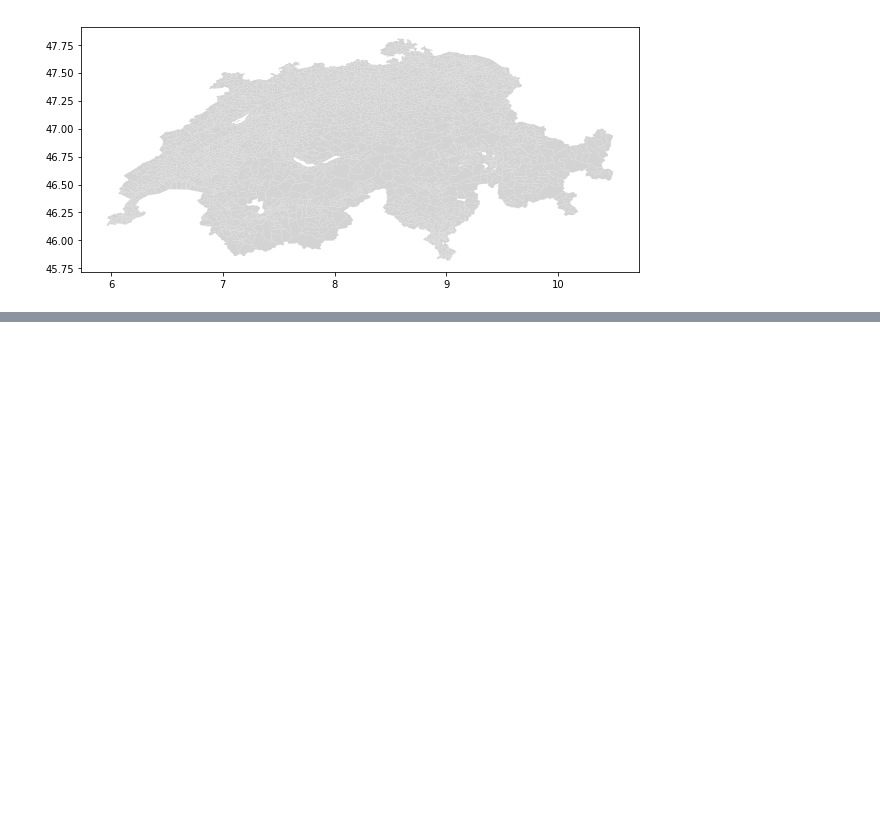
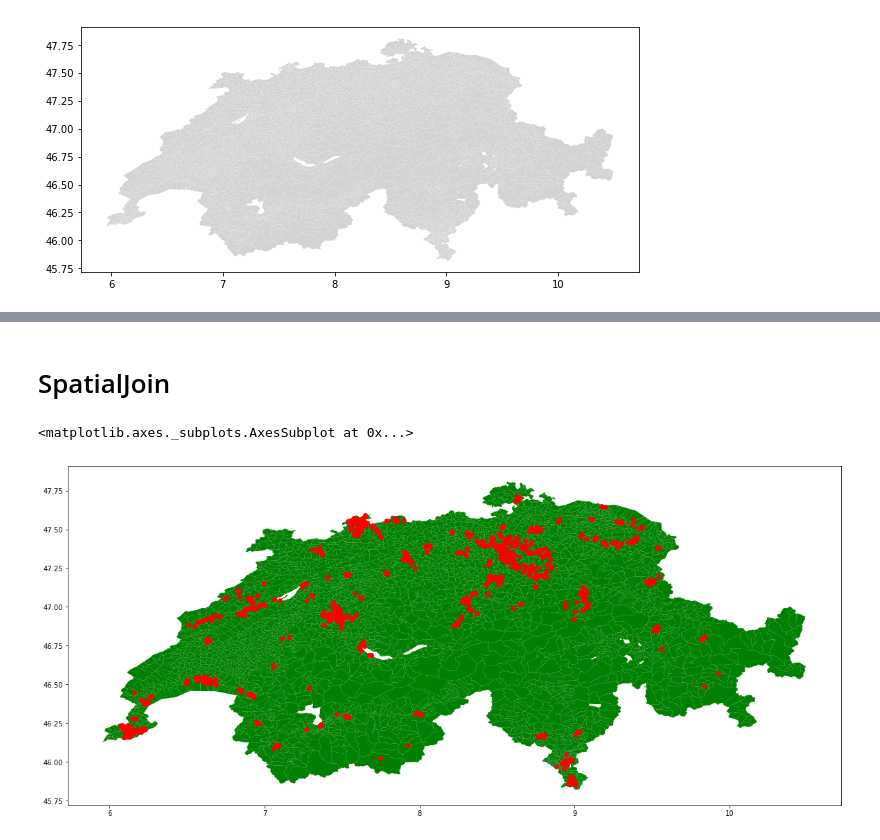
Before and after one commit to MAZ-CAS-DDJ/kurs_18_19, a Jupyter notebook: 16 Googe API, Geopandas/03 Geopandas.ipynb, the cells around one changed output, grey strips where cells are left out. Drawn from its saved outputs; the diff is of its cells as text; code cells hidden in the pictures; blank space fills up the shorter version.

```diff
--- a/16 Googe API, Geopandas/03 Geopandas.ipynb
+++ b/16 Googe API, Geopandas/03 Geopandas.ipynb
@@ -64,0 +65,15 @@ italrests.plot(ax=ax, color='red')
+# %% [markdown]
+# SpatialJoin
+# %%
+ch.crs = {'init' :'epsg:4326'}
+italrests.crs = {'init' :'epsg:4326'}
+# %%
+ch = ch.dropna()
+# %%
+ch_with_italrests = gpd.sjoin(italrests, ch, how="inner", op='intersects')
+# %%
+ax = ch.plot(figsize=(20,20), color='green')
+ch_with_italrests.plot(ax=ax, color='red')
+# %% [output]
+<matplotlib.axes._subplots.AxesSubplot at 0x...>
+[figure, added]
```
Also changed, not shown: parts of 16 cells of this notebook, 31 other files.
